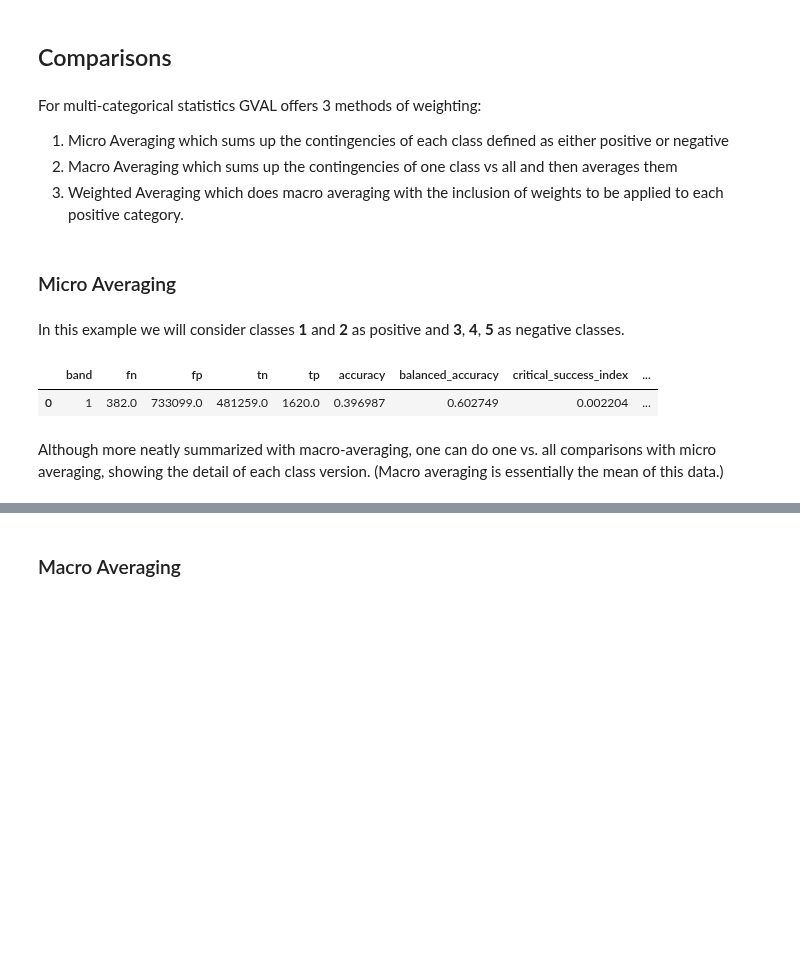
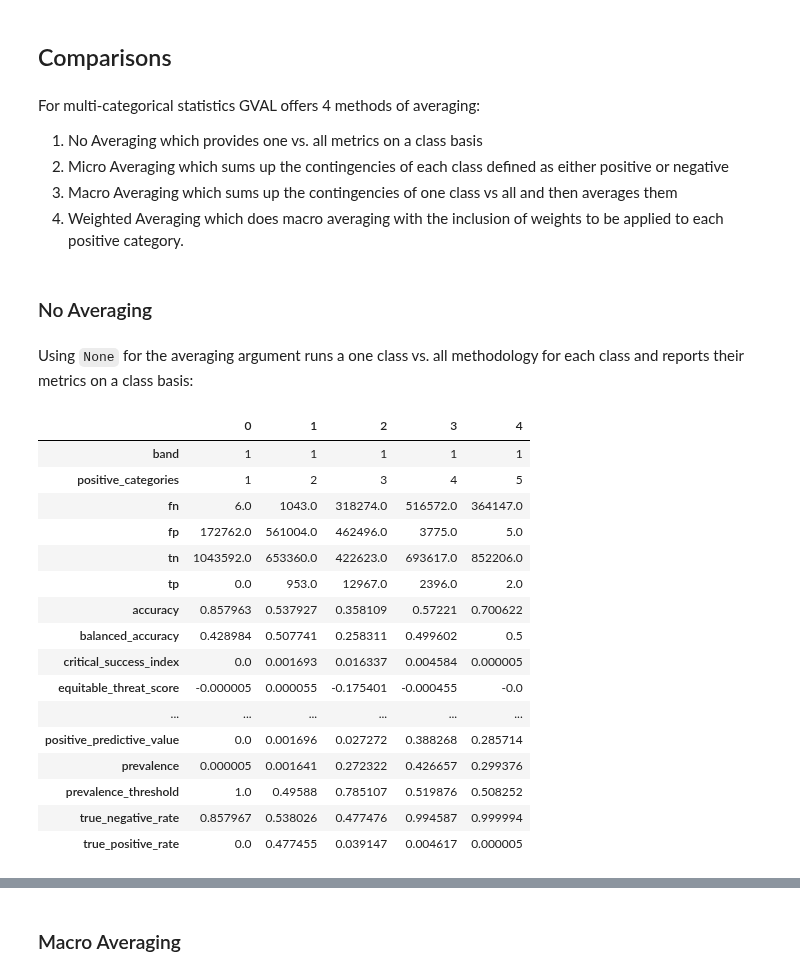
Before and after one commit to NOAA-OWP/gval, a Jupyter notebook: docs/sphinx/SphinxMulticatTutorial.ipynb, the cells around one changed output, grey strips where cells are left out. Drawn from its saved outputs; the diff is of its cells as text; code cells hidden in the pictures; blank space fills up the shorter version.

```diff
--- a/docs/sphinx/SphinxMulticatTutorial.ipynb
+++ b/docs/sphinx/SphinxMulticatTutorial.ipynb
@@ -37,4 +37,7 @@ The following makes a pairing dictionary that represents the candidate class and
 # %%
-classes = np.array([1, 2, 3, 4, 5])
-class_mesh = np.array(np.meshgrid(classes, classes)).T.reshape(-1, 2)
-pairing_dictionary = {(k, v): int(f'{k}{v}') for k, v in class_mesh}
+classes = [1, 2, 3, 4, 5]
+pairing_dictionary = {(x, y): int(f'{x}{y}') for x, y in
+                      product(classes, classes)}
+
+# Showing the first 6 entries
+print('\n'.join([f'{k}: {v}' for k,v  in pairing_dictionary.items()][:6]))
@@ -51,15 +51,16 @@ print('\n'.join([f'{k}: {v}' for k,v  in pairing_dictionary.items()][:6]))
 # %% [markdown]
 The benchmark map has an extra class 0 which is very similar to nodata so it will not be included in `allow_benchmark_values` in the following methods.
 # %%
-agreement_map, crosstab = (candidate_r.gval.compute_agreement_map(benchmark_r,
-                                                                  nodata=255,
-                                                                  encode_nodata=True,
-                                                                  comparison_function='pairing_dict',
-                                                                  pairing_dict=pairing_dictionary,
-                                                                  allow_candidate_values=classes,
-                                                                  allow_benchmark_values=classes),
-                           candidate_r.gval.compute_crosstab(benchmark_r,
-                                                             comparison_function='pairing_dict',
-                                                             pairing_dict=pairing_dictionary,
-                                                             allow_candidate_values=classes,
-                                                             allow_benchmark_values=classes))
+agreement_map = candidate_r.gval.compute_agreement_map(benchmark_r,
+                                                       nodata=255,
+                                                       encode_nodata=True,
+                                                       comparison_function='pairing_dict',
+                                                       pairing_dict=pairing_dictionary,
+                                                       allow_candidate_values=classes,
+                                                       allow_benchmark_values=classes)
+
+crosstab = candidate_r.gval.compute_crosstab(benchmark_r,
+                                             comparison_function='pairing_dict',
+                                             pairing_dict=pairing_dictionary,
+                                             allow_candidate_values=classes,
+                                             allow_benchmark_values=classes)
@@ -73,22 +76,36 @@ agreement_map.gval.cat_plot(title='Agreement Map',
 # %% [markdown]
 ## Comparisons
 # %% [markdown]
-For multi-categorical statistics GVAL offers 3 methods of weighting:
+For multi-categorical statistics GVAL offers 4 methods of averaging:
 
+1. No Averaging which provides one vs. all metrics on a class basis
 1. Micro Averaging which sums up the contingencies of each class defined as either positive or negative
-2. Macro Averaging which sums up the contingencies of one class vs all and then averages them
-3. Weighted Averaging which does macro averaging with the inclusion of weights to be applied to each positive category.
+3. Macro Averaging which sums up the contingencies of one class vs all and then averages them
+4. Weighted Averaging which does macro averaging with the inclusion of weights to be applied to each positive category.
 # %% [markdown]
-### Micro Averaging
+### No Averaging
 # %% [markdown]
-In this example we will consider classes <b>1</b> and <b>2</b> as positive and <b>3</b>, <b>4</b>, <b>5</b> as negative classes.
+Using `None` for the averaging argument runs a one class vs. all methodology for each class and reports their metrics on a class basis:
 # %%
-micro_averaged_metrics = crosstab.gval.compute_categorical_metrics(positive_categories=[1, 2],
-                                                                   negative_categories=[3, 4, 5],
-                                                                   average="micro")
-micro_averaged_metrics
+no_averaged_metrics = crosstab.gval.compute_categorical_metrics(positive_categories=[1, 2, 3, 4, 5],
+                                                                negative_categories=None,
+                                                                average=None)
+no_averaged_metrics.transpose()
 # %% [output]
-|  | band | fn | fp | tn | tp | accuracy | balanced_accuracy | critical_success_index | ... |
-| 0 | 1 | 382.0 | 733099.0 | 481259.0 | 1620.0 | 0.396987 | 0.602749 | 0.002204 | ... |
+|  | 0 | 1 | 2 | 3 | 4 |
+| band | 1 | 1 | 1 | 1 | 1 |
+| positive_categories | 1 | 2 | 3 | 4 | 5 |
+| fn | 6.0 | 1043.0 | 318274.0 | 516572.0 | 364147.0 |
+| fp | 172762.0 | 561004.0 | 462496.0 | 3775.0 | 5.0 |
+| tn | 1043592.0 | 653360.0 | 422623.0 | 693617.0 | 852206.0 |
+| tp | 0.0 | 953.0 | 12967.0 | 2396.0 | 2.0 |
+| accuracy | 0.857963 | 0.537927 | 0.358109 | 0.57221 | 0.700622 |
+| balanced_accuracy | 0.428984 | 0.507741 | 0.258311 | 0.499602 | 0.5 |
+| critical_success_index | 0.0 | 0.001693 | 0.016337 | 0.004584 | 0.000005 |
+| equitable_threat_score | -0.000005 | 0.000055 | -0.175401 | -0.000455 | -0.0 |
+| ... | ... | ... | ... | ... | ... |
+| positive_predictive_value | 0.0 | 0.001696 | 0.027272 | 0.388268 | 0.285714 |
+| prevalence | 0.000005 | 0.001641 | 0.272322 | 0.426657 | 0.299376 |
+| prevalence_threshold | 1.0 | 0.49588 | 0.785107 | 0.519876 | 0.508252 |
+| true_negative_rate | 0.857967 | 0.538026 | 0.477476 | 0.994587 | 0.999994 |
+| true_positive_rate | 0.0 | 0.477455 | 0.039147 | 0.004617 | 0.000005 |
-# %% [markdown]
-Although more neatly summarized with macro-averaging, one can do one vs. all comparisons with micro averaging, showing the detail of each class version.  (Macro averaging is essentially the mean of this data.)
```
Also changed, not shown: parts of 25 cells of this notebook, 2 other files.
